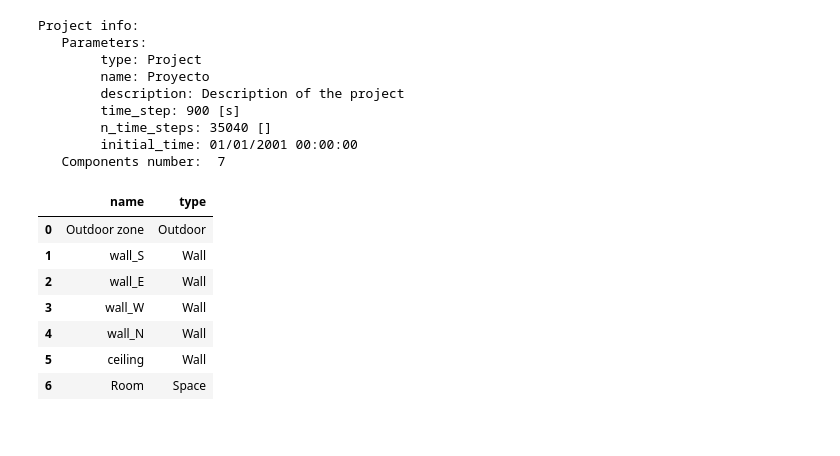
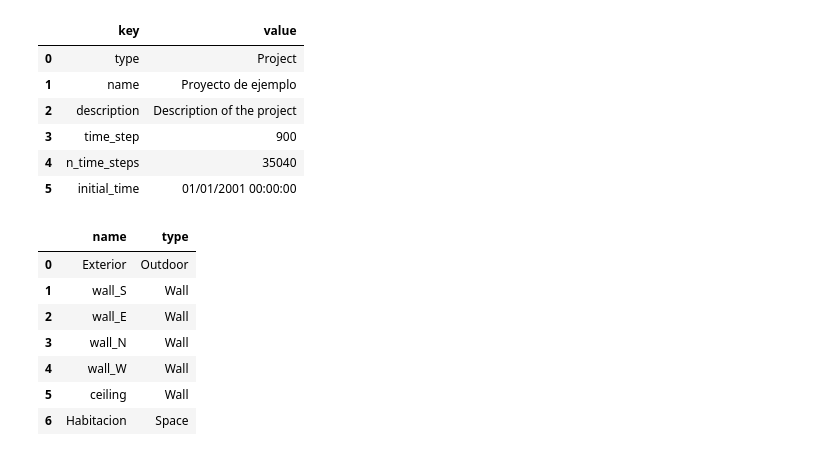
Before and after one commit to jfCoronel/OpenSimula, a Jupyter notebook: test_opensimula.ipynb, the cells around one changed output. Cells and saved outputs as stored; diff of their text form; code cells hidden in the pictures.

Commit message:
project read_excel

```diff
--- a/test_opensimula.ipynb
+++ b/test_opensimula.ipynb
@@ -42,25 +42,25 @@ Checking project:  Proyecto
 ok
+# %%
+proyecto.parameters_dataframe()
+# %% [output]
+|  | key | value |
+| 0 | type | Project |
+| 1 | name | Proyecto de ejemplo |
+| 2 | description | Description of the project |
+| 3 | time_step | 900 |
+| 4 | n_time_steps | 35040 |
+| 5 | initial_time | 01/01/2001 00:00:00 |
 # %%
-proyecto.info()
 proyecto.components_dataframe()
 # %% [output]
-Project info:
-   Parameters:
-        type: Project
-        name: Proyecto
-        description: Description of the project
-        time_step: 900 [s]
-        n_time_steps: 35040 []
-        initial_time: 01/01/2001 00:00:00
-   Components number:  7
 |  | name | type |
-| 0 | Outdoor zone | Outdoor |
+| 0 | Exterior | Outdoor |
 | 1 | wall_S | Wall |
 | 2 | wall_E | Wall |
-| 3 | wall_W | Wall |
-| 4 | wall_N | Wall |
+| 3 | wall_N | Wall |
+| 4 | wall_W | Wall |
 | 5 | ceiling | Wall |
-| 6 | Room | Space |
+| 6 | Habitacion | Space |
 # %%
 outdoor = proyecto.component[0]
 outdoor.parameters_dataframe()
```
Also changed, not shown: parts of 5 cells of this notebook, 6 other files.
